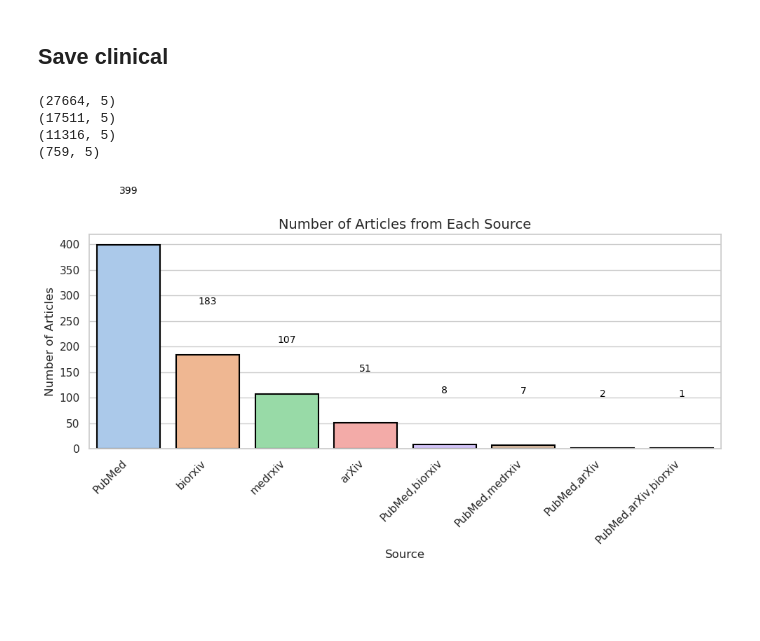
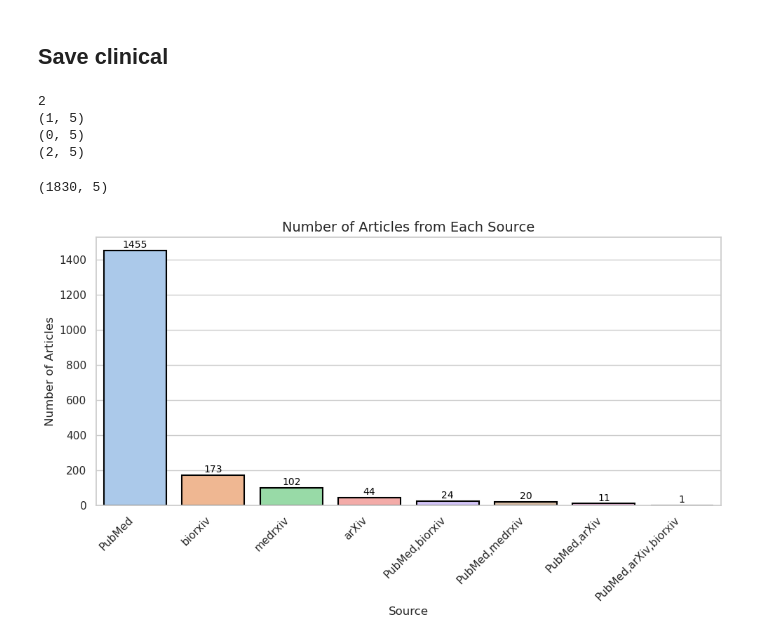
Before and after one commit to TohaRhymes/llm_in_diagnostics, a Jupyter notebook: 2_clean_EDA_and_clinical_extraction.ipynb, the cells around one changed output. Drawn from its saved outputs; the diff is of its cells as text; code cells hidden in the pictures; blank space fills up the shorter version.

```diff
--- a/2_clean_EDA_and_clinical_extraction.ipynb
+++ b/2_clean_EDA_and_clinical_extraction.ipynb
@@ -480,12 +482,20 @@ plot_top_ngrams_with_exclusion(title_abstract_tfidf_ngrams, "Title + Abstract TF
 # %% [markdown]
 ## Save clinical
 # %%
-# df_cleaned_clinic = df_cleaned_clinic.iloc[511:]
+print(sum(df_cleaned_clinic.abstract.apply(lambda x: 'tri-coat' in str(x).lower())))
+print(df_cleaned_clinic[df_cleaned_clinic.title.apply(lambda x: 'varchat' in x.lower())].shape)
+print(df_cleaned_clinic[df_cleaned_clinic.title.apply(lambda x: 'duvel' in x.lower())].shape)
+print(df_cleaned_clinic[df_cleaned_clinic.title.apply(lambda x: 'phenorm' in x.lower())].shape)
+# %% [output]
+2
+(1, 5)
+(0, 5)
+(2, 5)
 # %%
 def delete_list(x, list_strings):
     x = x.lower()
     for string in list_strings:
-        x = x.replace(string, "")
+        x = x.replace(string, "+_+")
     return x
 
 def filter_df(df, phrases_to_include, column='title_abstract'):
@@ -494,7 +504,7 @@ def filter_df(df, phrases_to_include, column='title_abstract'):
 
 phrases_to_include_list = [
     [
-        "LLM",
+     "LLM",
      "large language model",
      "NLP",
      "natural language processing",
@@ -526,47 +536,45 @@ phrases_to_include_list = [
      'phenotype',
      "complex trait"],
     [
-        "inherit",
+     "inherit",
      "heredit",
      "heritability",
      "gwas",
      "genome-wide",
      "genome wide",
      "association stud",
      "snp",
      "single nucleotide",
      "genetic",
      "variant interpretation",
      "genomic varia",
      "human gen",
      "NGS",
      "generation sequencing"
     ]
 ]
 
-words_to_remove = ["ungs", "angs", "ongs", "ings", 'eragrostis', 'smallmouth', 'fragile', 'angptl', 'intragenic', 'fragment', 'hallmark', 'uvrag', 'leverag', 'storag', 'averag', 'coverag', 'encourag', 'forage', "liraglutid"]
+words_to_remove = ['coverag', 'encourag', "ungs", "angs", "ongs", "ings", 'eragrostis', 'smallmouth', 'fragile', 'angptl', 'intragenic', 'fragment', 'hallmark', 'uvrag', 'leverag', 'storag', 'averag', 'coverag', 'encourag', 'forage', "liraglutid"]
 
 df_cleaned_clinic = deepcopy(df)
 
 df_cleaned_clinic['title_abstract_removed'] = df_cleaned_clinic['title_abstract'].apply(lambda x: delete_list(x, words_to_remove))
 
 
 print(df_cleaned_clinic.shape)
 for phrases_to_include in phrases_to_include_list:
-    df_cleaned_clinic = filter_df(df_cleaned_clinic, phrases_to_include, 'title_abstract_removed')
-    df_cleaned_clinic = filter_df(df_cleaned_clinic, phrases_to_include, 'title_abstract')[['title', 'abstract', 'source', 'title_abstract', 'title_abstract_removed']]
+    print(phrases_to_include)
+    df_cleaned_clinic = filter_df(df_cleaned_clinic, phrases_to_include, 'title_abstract_removed')[['title', 'abstract', 'source', 'title_abstract', 'title_abstract_removed']]
+#     df_cleaned_clinic = filter_df(df_cleaned_clinic, phrases_to_include, 'title_abstract')[['title', 'abstract', 'source', 'title_abstract', 'title_abstract_removed']]
     print(df_cleaned_clinic.shape)
 
 df_cleaned_clinic = df_cleaned_clinic[~df_cleaned_clinic.abstract.apply(lambda x: str(x)=="nan")]
-df_cleaned_clinic.shape
+print(df_cleaned_clinic.shape)
 df_cleaned_clinic[['title', 'abstract', 'source',]].to_csv(os.path.join(DATA_DIR, 'clinic_genetic.csv'), index=False)
 plot_article_source_histogram(df_cleaned_clinic, up_size=15)
 # %% [output]
-(27664, 5)
-(17511, 5)
-(11316, 5)
-(759, 5)
+(1830, 5)
-[figure, old version]
+[figure, new version]
 # %%
 a, b, c = phrases_to_include_list
 
```
Also changed, not shown: parts of 7 cells of this notebook, 3 other files.
